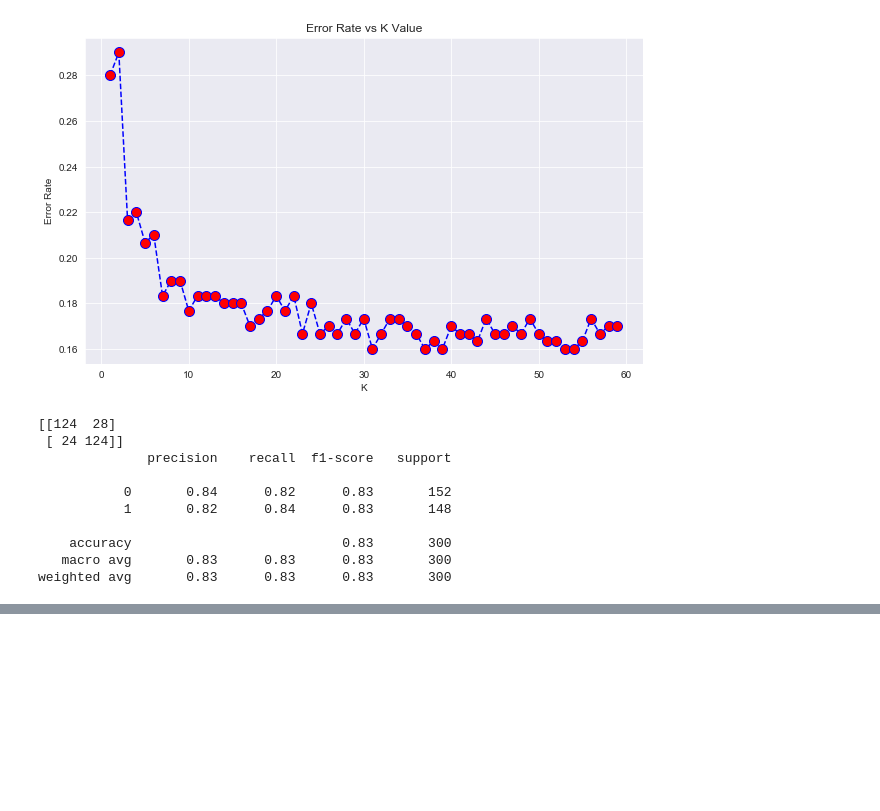
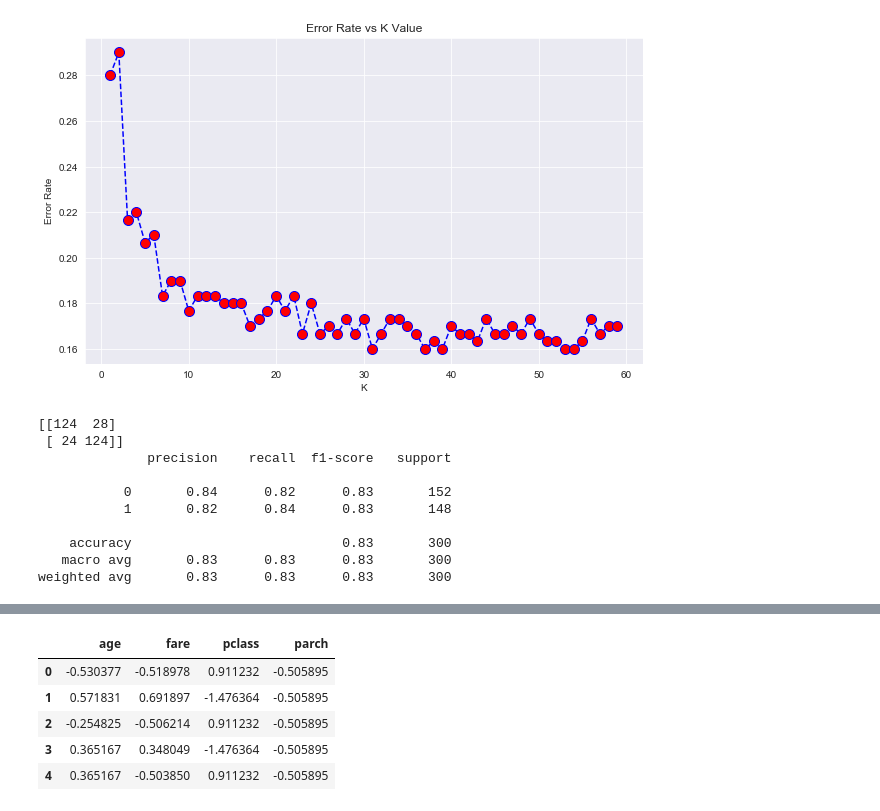
Before and after one commit to vukasin-viskovic/Exercises-in-Data-Analytics-Data-Science, a Jupyter notebook: Python/Python S18 KNN.ipynb, the cells around one changed output, grey strips where cells are left out. Cells and saved outputs as stored; diff of their text form; code cells hidden in the pictures; blank space fills up the shorter version.

```diff
--- a/Python/Python S18 KNN.ipynb
+++ b/Python/Python S18 KNN.ipynb
@@ -335,0 +412,10 @@ weighted avg       0.83      0.83      0.83       300
+# %%
+data = titan[['age', 'fare', 'pclass', 'parch', 'survived']].dropna()
+# %%
+from sklearn.preprocessing import StandardScaler
+
+scaler = StandardScaler()
+scaler.fit(data.drop('survived', axis = 1))
+
+scaled_features = scaler.transform(data.drop('survived', axis = 1))
+scaled_features
@@ -335,0 +430,10 @@ weighted avg       0.83      0.83      0.83       300
+# %%
+data_feat = pd.DataFrame(scaled_features, columns = data.columns[:-1])
+data_feat.head()
+# %% [output]
+|  | age | fare | pclass | parch |
+| 0 | -0.530377 | -0.518978 | 0.911232 | -0.505895 |
+| 1 | 0.571831 | 0.691897 | -1.476364 | -0.505895 |
+| 2 | -0.254825 | -0.506214 | 0.911232 | -0.505895 |
+| 3 | 0.365167 | 0.348049 | -1.476364 | -0.505895 |
+| 4 | 0.365167 | -0.503850 | 0.911232 | -0.505895 |
```
Also changed, not shown: parts of 15 cells of this notebook, 1 other file.
